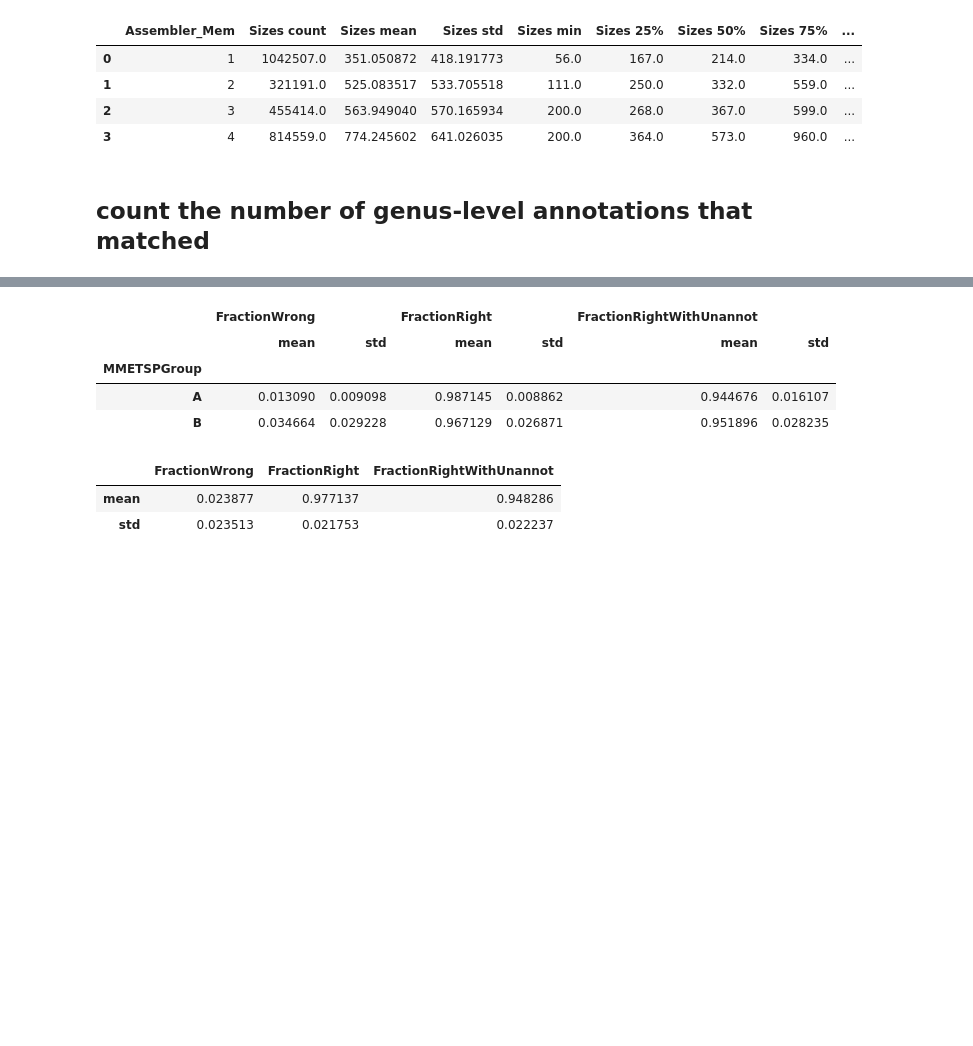
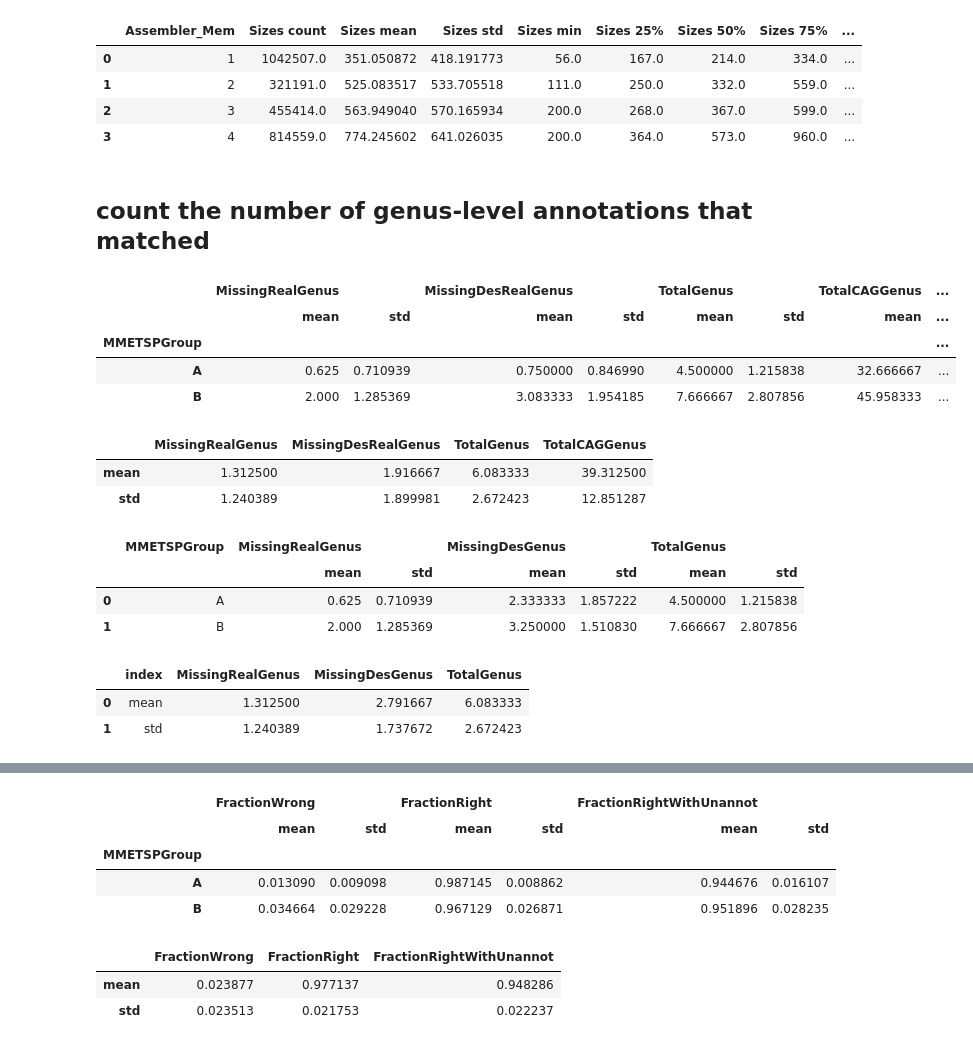
Before and after one commit to akrinos/2022-Krinos-eukrhythmic, a Jupyter notebook: jupyter-notebooks/generate-tables.ipynb, the cells around one changed output, grey strips where cells are left out. Drawn from its saved outputs; the diff is of its cells as text; code cells hidden in the pictures; blank space fills up the shorter version.

```diff
--- a/jupyter-notebooks/generate-tables.ipynb
+++ b/jupyter-notebooks/generate-tables.ipynb
@@ -805,6 +805,8 @@ compared = pd.merge(cag_specials.reset_index().rename(columns={curr_level:"CAG"
                     how="outer",left_on=["Name","Community","MMETSPGroup"],
          right_on=["Name","Community","MMETSPGroup"]).fillna("NotFound").reset_index()
 # %%
+jeukebox_dirs = [curr for curr in os.listdir(base_dir) if "jEUKebox" in curr]
+
 original_genera = pd.DataFrame({"Community":[1,2,3,4,5,6,1,2,3,4,5,6],
                                 "MMETSPGroup":["A"]*6 + ["B"] *6})
 genus_dict = {"MMETSP0562_clean":"Skeletonema","MMETSP0027_clean":"Skeletonema",
@@ -859,6 +861,57 @@ compared = pd.merge(cag_specials.reset_index().rename(columns={curr_level:"CAG"
 
 compared = pd.merge(compared,all_comm_info_agg,left_on=["Community","MMETSPGroup","Name"],
                     right_on=["Community","MMETSPGroup","Name"])
+# %%
+compared["MissingReal"+curr_level+"Set"] = [des.difference(cag) for cag,des in zip(compared["CAG"+curr_level],
+                                                                              compared["RealGenus"])]
+compared["MissingReal"+curr_level] = [len(des.difference(cag)) for cag,des in zip(compared["CAG"+curr_level],
+                                                                              compared["RealGenus"])]
+compared["MissingDesReal"+curr_level] = [len(des.difference(cag)) for cag,des in zip(compared["Designer"+curr_level],
+                                                                              compared["RealGenus"])]
+compared["MissingDes"+curr_level] = [len(des.difference(cag)) for cag,des in zip(compared["CAG"+curr_level],
+                                                                              compared["Designer"+curr_level])]
+compared["Total"+curr_level] = [len(set(des)) for cag,des in zip(compared["CAG"+curr_level],
+                                                                 compared["RealGenus"])]
+
+compared["TotalCAG"+curr_level] = [len(set(cag)) for cag,des in zip(compared["CAG"+curr_level],
+                                                                 compared["RealGenus"])]
+# %%
+compared.groupby("MMETSPGroup").agg({"MissingRealGenus":["mean","std"],
+                                     "MissingDesRealGenus":["mean","std"],
+                                     "TotalGenus":["mean","std"],
+                                     "TotalCAGGenus":["mean","std"]})
+# %% [output]
+|  | MissingRealGenus |  | MissingDesRealGenus |  | TotalGenus |  | TotalCAGGenus | ... |
+|  | mean | std | mean | std | mean | std | mean | ... |
+| MMETSPGroup |  |  |  |  |  |  |  | ... |
+| A | 0.625 | 0.710939 | 0.750000 | 0.846990 | 4.500000 | 1.215838 | 32.666667 | ... |
+| B | 2.000 | 1.285369 | 3.083333 | 1.954185 | 7.666667 | 2.807856 | 45.958333 | ... |
+# %%
+compared.agg({"MissingRealGenus":["mean","std"],
+                                 "MissingDesRealGenus":["mean","std"],
+                                 "TotalGenus":["mean","std"],
+                                 "TotalCAGGenus":["mean","std"]})
+# %% [output]
+|  | MissingRealGenus | MissingDesRealGenus | TotalGenus | TotalCAGGenus |
+| mean | 1.312500 | 1.916667 | 6.083333 | 39.312500 |
+| std | 1.240389 | 1.899981 | 2.672423 | 12.851287 |
+# %%
+compared.groupby(["MMETSPGroup"]).agg({"MissingReal" + curr_level:["mean","std"],
+                                       "MissingDes" + curr_level:["mean","std"],
+                                       "Total" + curr_level:["mean","std"]}).reset_index()
+# %% [output]
+|  | MMETSPGroup | MissingRealGenus |  | MissingDesGenus |  | TotalGenus |  |
+|  |  | mean | std | mean | std | mean | std |
+| 0 | A | 0.625 | 0.710939 | 2.333333 | 1.857222 | 4.500000 | 1.215838 |
+| 1 | B | 2.000 | 1.285369 | 3.250000 | 1.510830 | 7.666667 | 2.807856 |
+# %%
+compared.agg({"MissingReal" + curr_level:["mean","std"],
+                                       "MissingDes" + curr_level:["mean","std"],
+                                       "Total" + curr_level:["mean","std"]}).reset_index()
+# %% [output]
+|  | index | MissingRealGenus | MissingDesGenus | TotalGenus |
+| 0 | mean | 1.312500 | 2.791667 | 6.083333 |
+| 1 | std | 1.240389 | 1.737672 | 2.672423 |
 # %%
 all_EUKulele_CAG[all_EUKulele_CAG.classification_level != all_EUKulele_CAG.classification_level]
 # %% [output]
```
Also changed, not shown: parts of 1 cell of this notebook, 3 other files.
